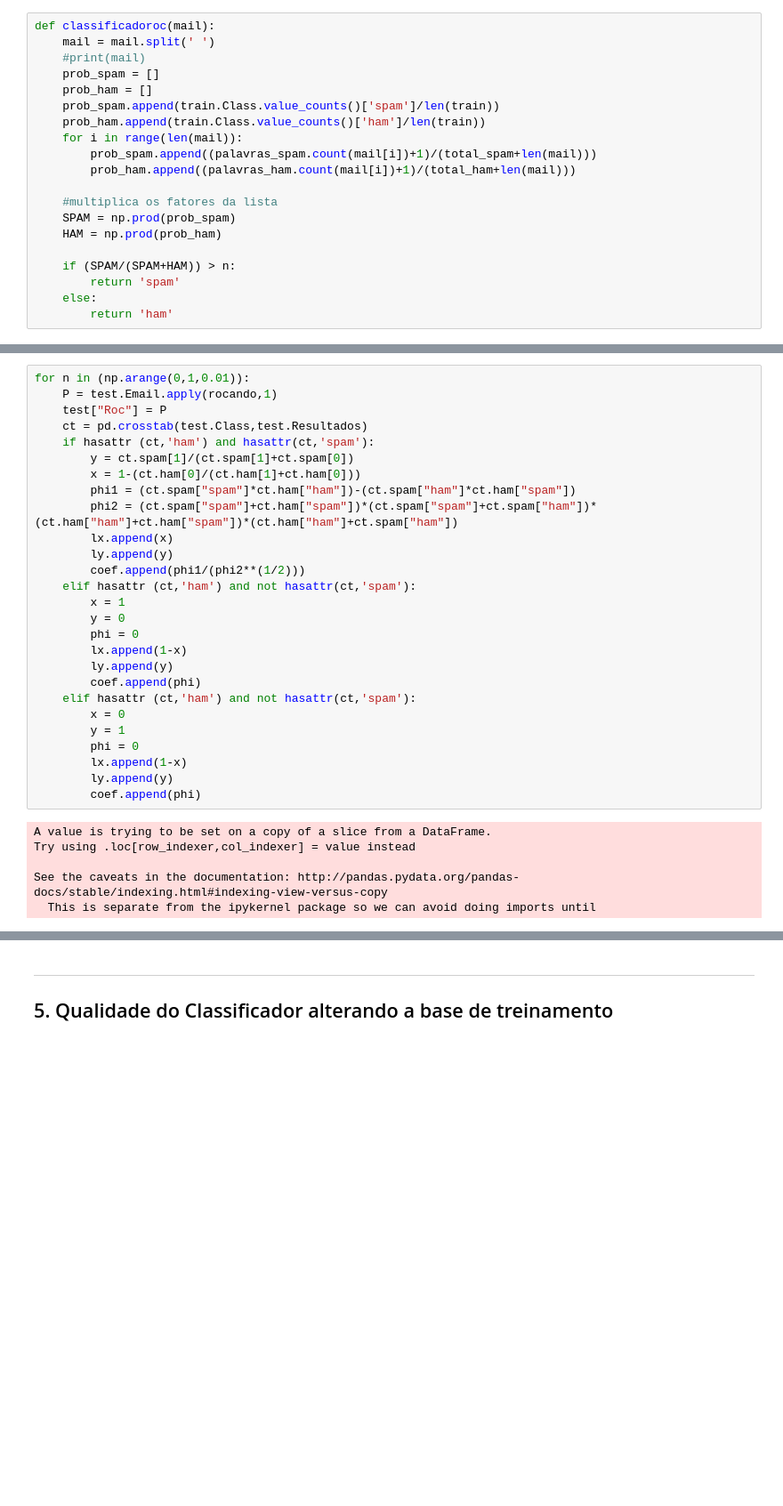
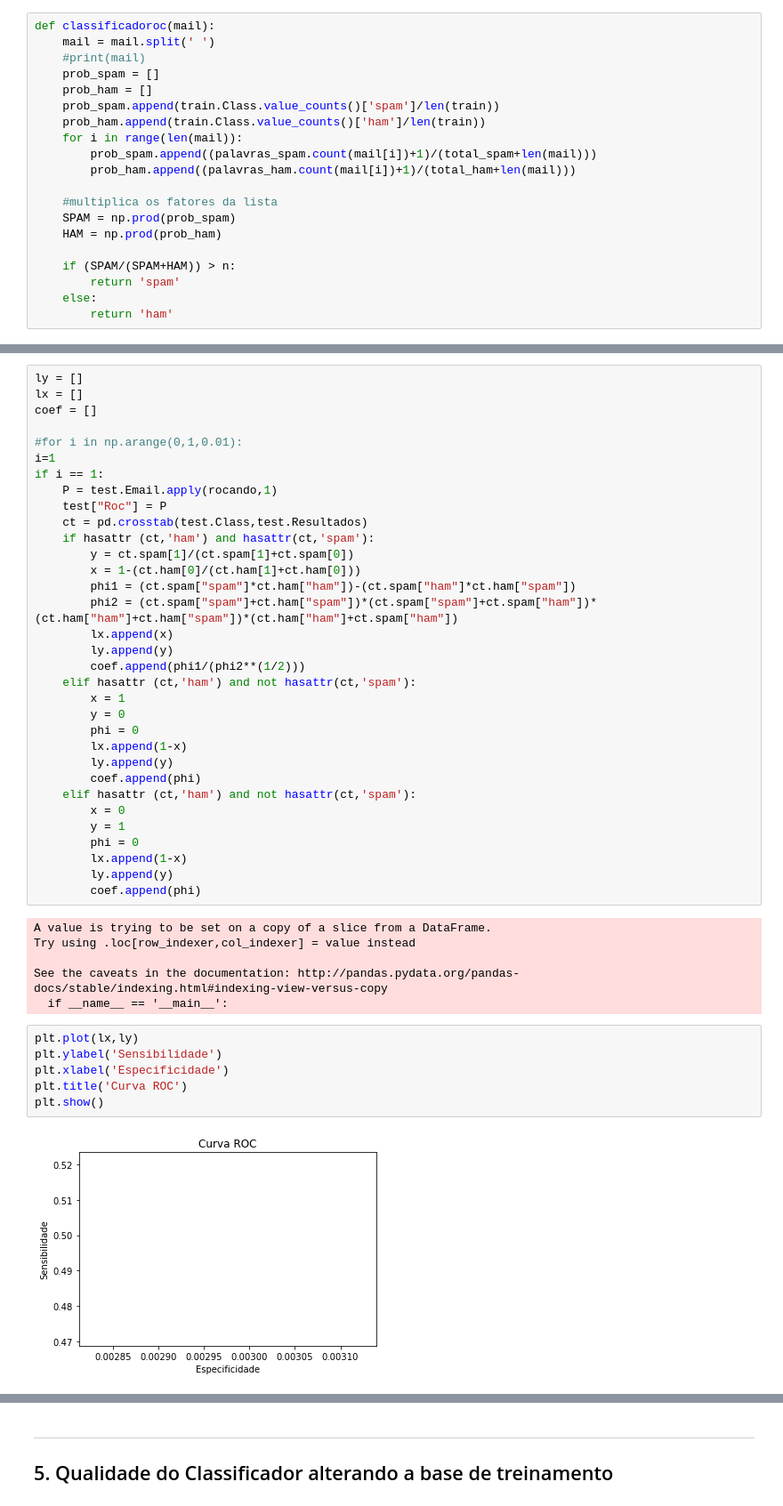
Before and after one commit to carlakim/Projeto2-DPCD, a Jupyter notebook: Projeto2 v2.ipynb, the cells around one changed output, grey strips where cells are left out. Shown at 89% size. Drawn from its saved outputs; the diff is of its cells as text; blank space fills up the shorter version.

```diff
--- a/Projeto2 v2.ipynb
+++ b/Projeto2 v2.ipynb
@@ -231,7 +248,13 @@ def rocando(emailrock):
     periodo = emailrock
     return classificadoroc(periodo)
 # %%
-for n in (np.arange(0,1,0.01)):
+ly = []
+lx = []
+coef = []
+
+#for i in np.arange(0,1,0.01):
+i=1
+if i == 1:
     P = test.Email.apply(rocando,1)
     test["Roc"] = P
     ct = pd.crosstab(test.Class,test.Resultados)
@@ -262,4 +285,12 @@ A value is trying to be set on a copy of a slice from a DataFrame.
 Try using .loc[row_indexer,col_indexer] = value instead
 
 See the caveats in the documentation: http://pandas.pydata.org/pandas-docs/stable/indexing.html#indexing-view-versus-copy
-  This is separate from the ipykernel package so we can avoid doing imports until
+  if __name__ == '__main__':
+# %%
+plt.plot(lx,ly)
+plt.ylabel('Sensibilidade')
+plt.xlabel('Especificidade')
+plt.title('Curva ROC')
+plt.show()
+# %% [output]
+[figure, added]
```
Also changed, not shown: parts of 11 cells of this notebook.
